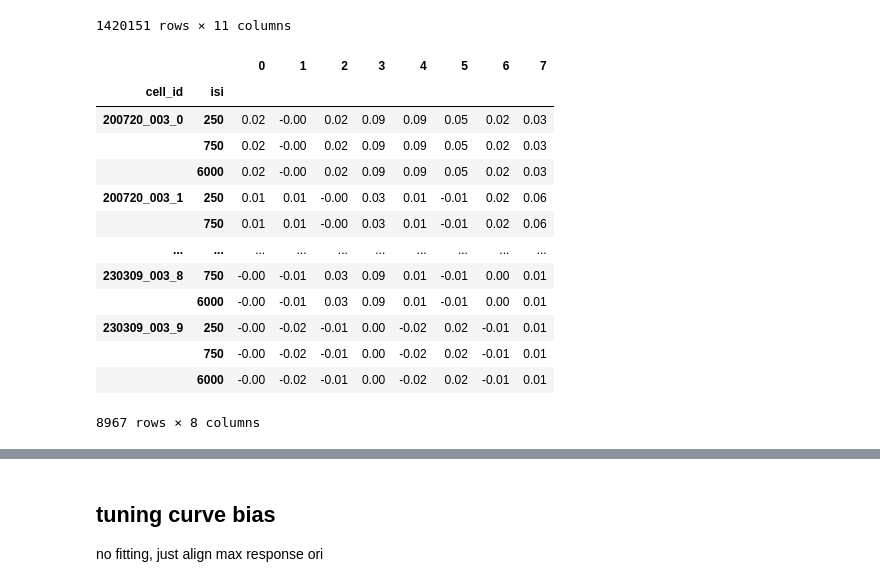
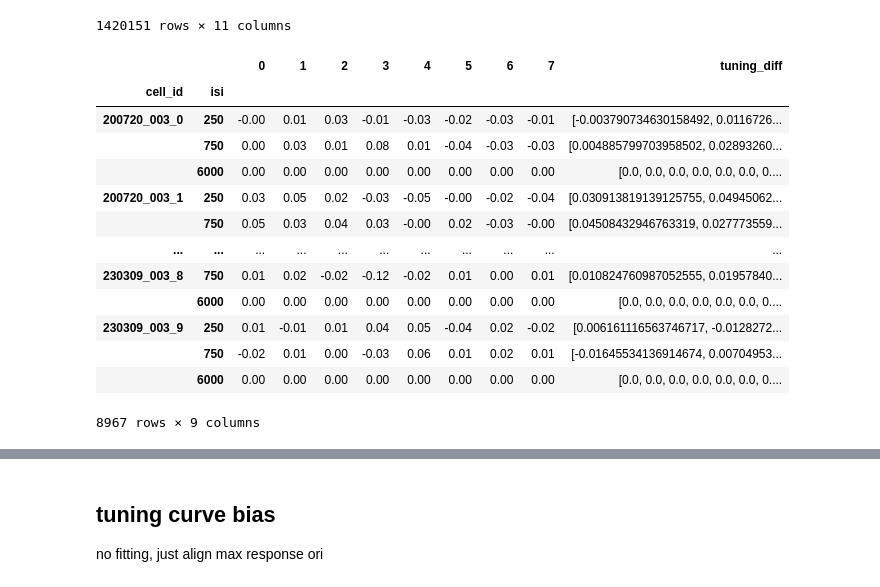
Before and after one commit to lanluo9/inter, a Jupyter notebook: scripts/ipynb/tuning_bias.ipynb, the cells around one changed output, grey strips where cells are left out. Cells and saved outputs as stored; diff of their text form; code cells hidden in the pictures.

Commit message:
V1 cell tuning diff after adp

```diff
--- a/scripts/ipynb/tuning_bias.ipynb
+++ b/scripts/ipynb/tuning_bias.ipynb
@@ -1392,28 +1392,33 @@ df_lineplot
 # %%
 # for each cell_id, divide tuning_vec of isi 250 by tuning_vec of isi 6000
 tmp = df_lineplot.groupby(['cell_id', 'isi']).tuning_vec.first().to_frame()
 tmp
 
 ## split tuning_vec into 8 columns
 tmp = tmp.tuning_vec.apply(pd.Series)
 tmp
 
 tmp_noad = (tmp.groupby(level=['cell_id']).transform('last'))
 tmp_noad
-# # result = tmp / tmp_noad
-# # result
+
+result = tmp - tmp_noad
+result
+
+## merge 8 columns back to tuning_vec
+result['tuning_diff']= result.values.tolist()
+result
 # %% [output]
-|  |  | 0 | 1 | 2 | 3 | 4 | 5 | 6 | 7 |
-| cell_id | isi |  |  |  |  |  |  |  |  |
-| 200720_003_0 | 250 | 0.02 | -0.00 | 0.02 | 0.09 | 0.09 | 0.05 | 0.02 | 0.03 |
-|  | 750 | 0.02 | -0.00 | 0.02 | 0.09 | 0.09 | 0.05 | 0.02 | 0.03 |
-|  | 6000 | 0.02 | -0.00 | 0.02 | 0.09 | 0.09 | 0.05 | 0.02 | 0.03 |
-| 200720_003_1 | 250 | 0.01 | 0.01 | -0.00 | 0.03 | 0.01 | -0.01 | 0.02 | 0.06 |
-|  | 750 | 0.01 | 0.01 | -0.00 | 0.03 | 0.01 | -0.01 | 0.02 | 0.06 |
-| ... | ... | ... | ... | ... | ... | ... | ... | ... | ... |
-| 230309_003_8 | 750 | -0.00 | -0.01 | 0.03 | 0.09 | 0.01 | -0.01 | 0.00 | 0.01 |
-|  | 6000 | -0.00 | -0.01 | 0.03 | 0.09 | 0.01 | -0.01 | 0.00 | 0.01 |
-| 230309_003_9 | 250 | -0.00 | -0.02 | -0.01 | 0.00 | -0.02 | 0.02 | -0.01 | 0.01 |
-|  | 750 | -0.00 | -0.02 | -0.01 | 0.00 | -0.02 | 0.02 | -0.01 | 0.01 |
-|  | 6000 | -0.00 | -0.02 | -0.01 | 0.00 | -0.02 | 0.02 | -0.01 | 0.01 |
+|  |  | 0 | 1 | 2 | 3 | 4 | 5 | 6 | 7 | tuning_diff |
+| cell_id | isi |  |  |  |  |  |  |  |  |  |
+| 200720_003_0 | 250 | -0.00 | 0.01 | 0.03 | -0.01 | -0.03 | -0.02 | -0.03 | -0.01 | [-0.003790734630158492, 0.0116726... |
+|  | 750 | 0.00 | 0.03 | 0.01 | 0.08 | 0.01 | -0.04 | -0.03 | -0.03 | [0.004885799703958502, 0.02893260... |
+|  | 6000 | 0.00 | 0.00 | 0.00 | 0.00 | 0.00 | 0.00 | 0.00 | 0.00 | [0.0, 0.0, 0.0, 0.0, 0.0, 0.0, 0.... |
+| 200720_003_1 | 250 | 0.03 | 0.05 | 0.02 | -0.03 | -0.05 | -0.00 | -0.02 | -0.04 | [0.030913819139125755, 0.04945062... |
+|  | 750 | 0.05 | 0.03 | 0.04 | 0.03 | -0.00 | 0.02 | -0.03 | -0.00 | [0.04508432946763319, 0.027773559... |
+| ... | ... | ... | ... | ... | ... | ... | ... | ... | ... | ... |
+| 230309_003_8 | 750 | 0.01 | 0.02 | -0.02 | -0.12 | -0.02 | 0.01 | 0.00 | 0.01 | [0.010824760987052555, 0.01957840... |
+|  | 6000 | 0.00 | 0.00 | 0.00 | 0.00 | 0.00 | 0.00 | 0.00 | 0.00 | [0.0, 0.0, 0.0, 0.0, 0.0, 0.0, 0.... |
+| 230309_003_9 | 250 | 0.01 | -0.01 | 0.01 | 0.04 | 0.05 | -0.04 | 0.02 | -0.02 | [0.006161116563746717, -0.0128272... |
+|  | 750 | -0.02 | 0.01 | 0.00 | -0.03 | 0.06 | 0.01 | 0.02 | 0.01 | [-0.01645534136914674, 0.00704953... |
+|  | 6000 | 0.00 | 0.00 | 0.00 | 0.00 | 0.00 | 0.00 | 0.00 | 0.00 | [0.0, 0.0, 0.0, 0.0, 0.0, 0.0, 0.... |
-8967 rows × 8 columns
+8967 rows × 9 columns
```
Also changed, not shown: parts of 7 cells of this notebook.
